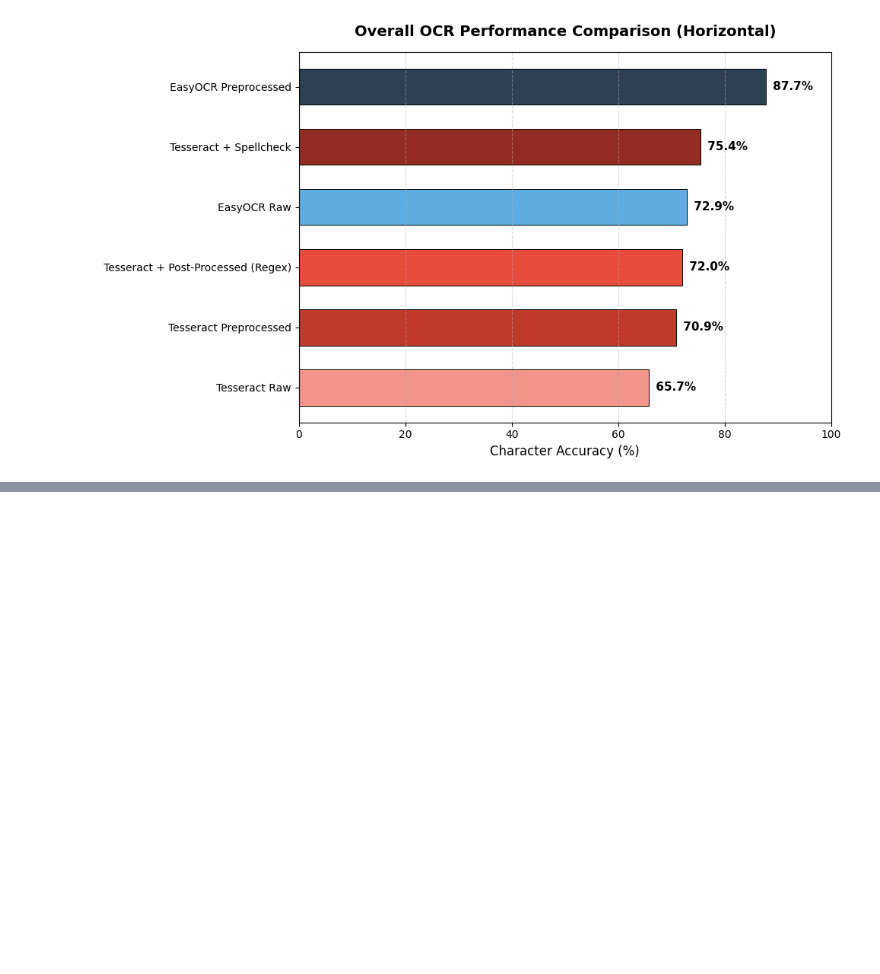
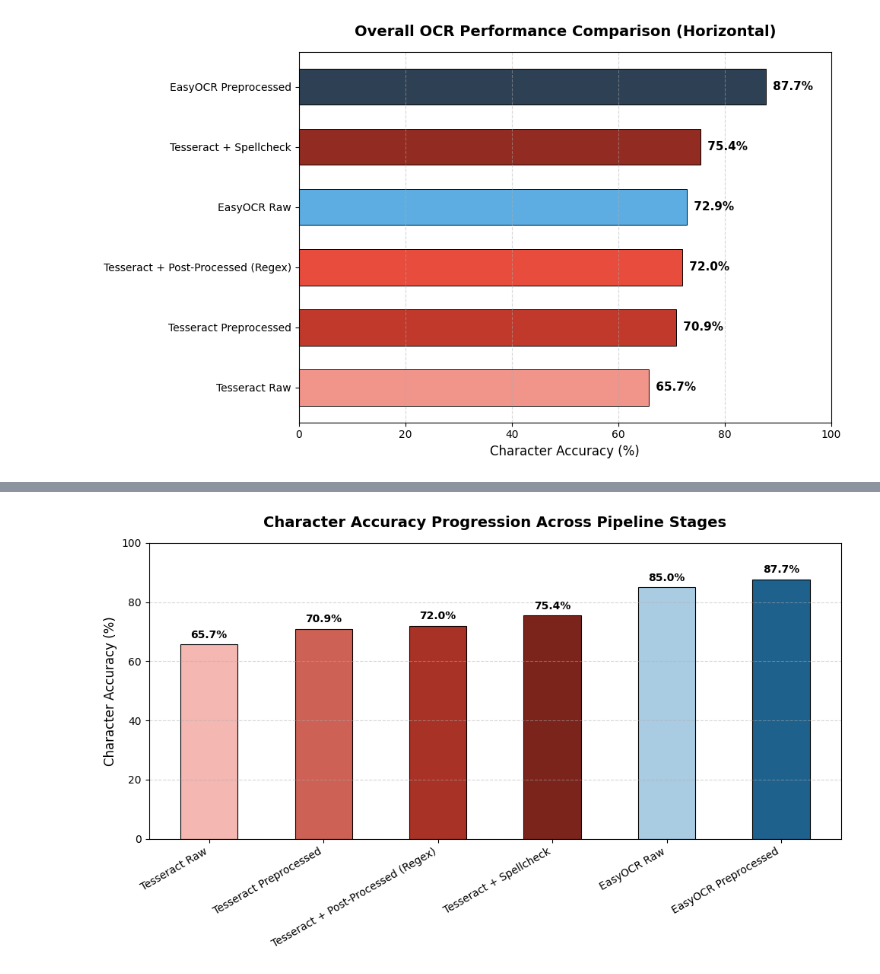
Before and after one commit to JacekDrzycimski/6tunnel, a Jupyter notebook: OCR_2.ipynb, the cells around one changed output, grey strips where cells are left out. Saved outputs shown, nothing was run; the diff lists cells and outputs as text; code cells hidden in the pictures; blank space fills up the shorter version.

```diff
--- a/OCR_2.ipynb
+++ b/OCR_2.ipynb
@@ -966,0 +1194,5 @@ plt.show()
+# %%
+with open('ocr_performance_summary_report.md', 'r', encoding='utf-8') as f:
+    report_content = f.read()
+
+print(report_content)
@@ -966,0 +1428,15 @@ plt.show()
+# %%
+import pandas as pd
+from google.colab import files
+
+# Create a consolidated reporter DataFrame to cleanly save both datasets in one CSV
+with open('ocr_final_reporting_data.csv', 'w', encoding='utf-8') as f:
+    f.write("=== OCR STAGE COMPARISON BENCHMARKS ===\n")
+    df_comparison.to_csv(f, index=False)
+    f.write("\n\n=== OCR PIPELINE RELATIVE IMPROVEMENTS ===\n")
+    df_relative_improvements.to_csv(f, index=False)
+
+print("Saved unified benchmarking data to 'ocr_final_reporting_data.csv'!")
+
+# Trigger browser download of the newly consolidated CSV report
+files.download('ocr_final_reporting_data.csv')
@@ -966,0 +1447,33 @@ plt.show()
+# %%
+import matplotlib.pyplot as plt
+
+# Extract data from the comparison DataFrame
+stages = df_comparison['Model/Stage'].tolist()
+accuracies = df_comparison['Character Accuracy (%)'].tolist()
+
+# Configure a modern color palette tracking progression
+colors = ['#f5b7b1', '#cd6155', '#a93226', '#7b241c', '#a9cce3', '#1f618d']
+
+fig, ax = plt.subplots(figsize=(10, 6))
+bars = ax.bar(stages, accuracies, color=colors, edgecolor='black', linewidth=0.8, width=0.5)
+
+# Titles & Labels
+ax.set_title('Character Accuracy Progression Across Pipeline Stages', fontsize=14, fontweight='bold', pad=15)
+ax.set_ylabel('Character Accuracy (%)', fontsize=12)
+ax.set_ylim(0, 100)
+
+# Annotate percentages on top of the bars
+for bar in bars:
+    height = bar.get_height()
+    ax.annotate(f'{height:.1f}%',
+                xy=(bar.get_x() + bar.get_width() / 2, height),
+                xytext=(0, 4),
+                textcoords='offset points',
+                ha='center', va='bottom', fontsize=10, fontweight='bold')
+
+plt.xticks(rotation=30, ha='right')
+plt.grid(axis='y', linestyle='--', alpha=0.5)
+plt.tight_layout()
+plt.show()
+# %% [output]
+[figure, added]
```
Also changed, not shown: parts of 12 cells of this notebook.
